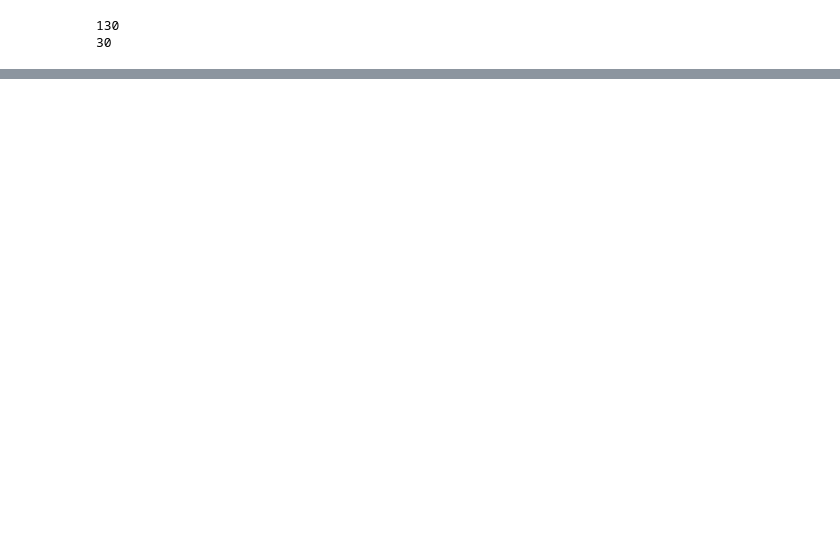
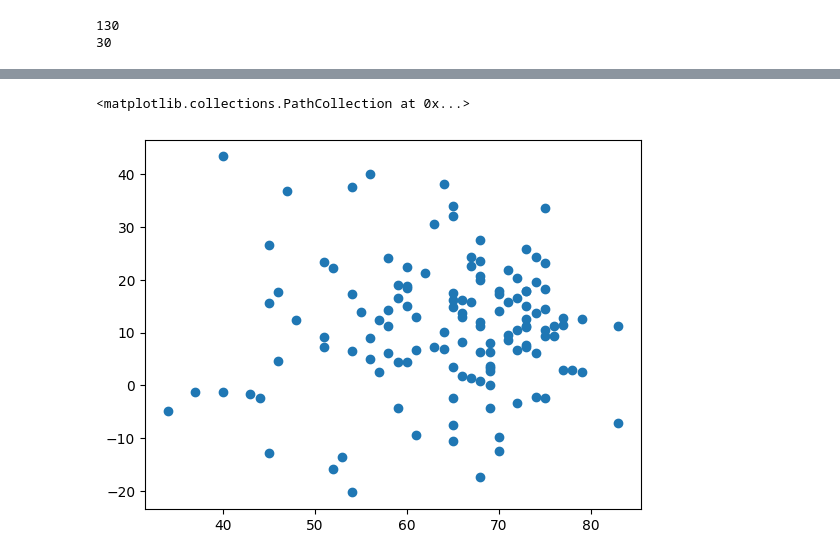
Before and after one commit to ivonnerubio/Supervised_Learning, a Jupyter notebook: sandbox.ipynb, the cells around one changed output, grey strips where cells are left out. Drawn from its saved outputs; the diff is of its cells as text; code cells hidden in the pictures; blank space fills up the shorter version.

```diff
--- a/sandbox.ipynb
+++ b/sandbox.ipynb
@@ -50,0 +63,6 @@ Text(0.5, 1.0, 'Histogram')
+# %%
+x = np.array(data[' Age  (years) '])
+plt.scatter(x,y)
+# %% [output]
+<matplotlib.collections.PathCollection at 0x...>
+[figure, added]
```
Also changed, not shown: parts of 9 cells of this notebook.
